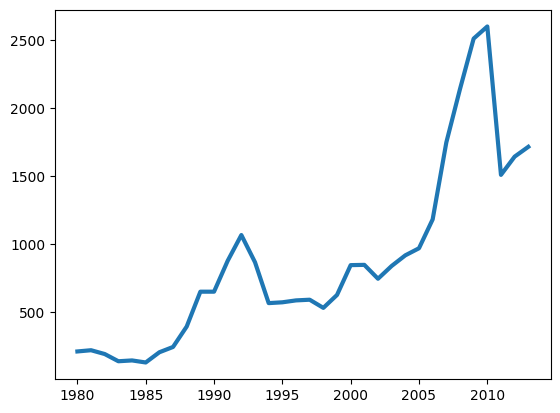
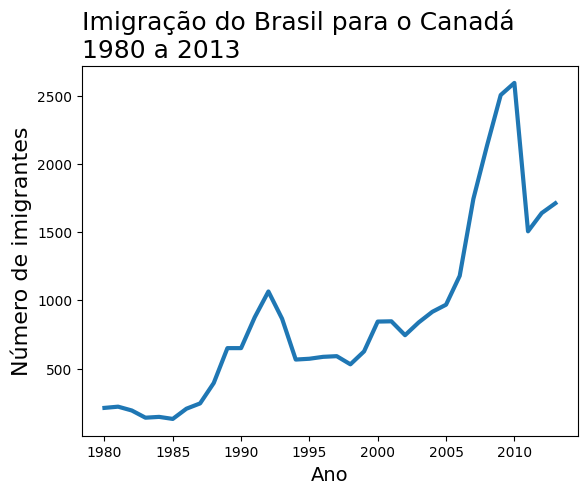
Code edit (unified diff) that turned the first committed figure into the second:
--- before
+++ after
@@ -2,4 +2,6 @@
 ax.plot(dados_brasil['ano'], dados_brasil['imigrantes'], lw=3)
 ax.xaxis.set_major_locator(plt.MultipleLocator(5))
-
+ax.set_title('Imigração do Brasil para o Canadá\n1980 a 2013', fontsize=18, loc='left')
+ax.set_xlabel('Ano', fontsize=14)
+ax.set_ylabel('Número de imigrantes', fontsize=16)
 plt.show()

Commit: Adicionado título e legendas dos eixos x e y do gráfico.